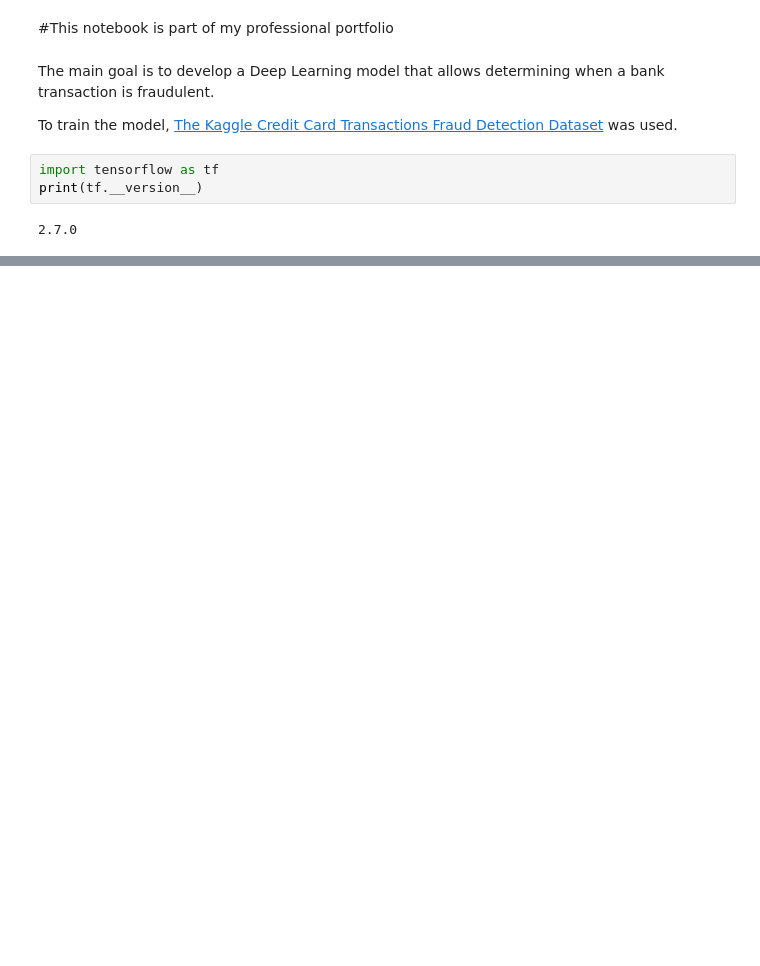
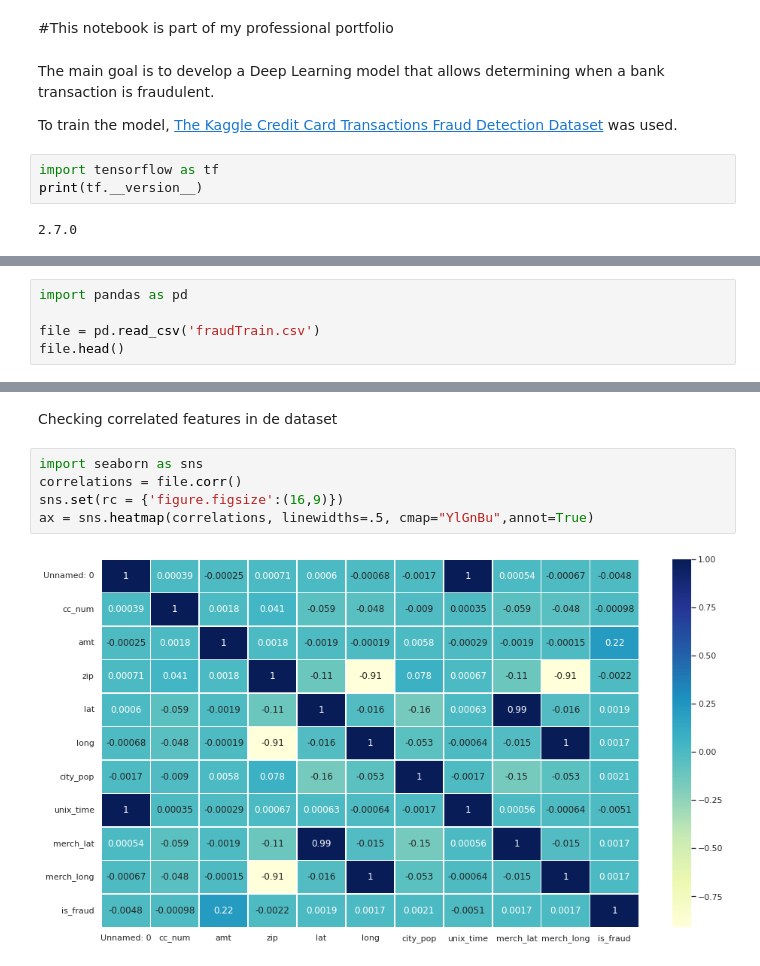
Before and after one commit to LuisAnibalVasquez/BankTransactionFraudDetector, a Jupyter notebook: FraudDetector.ipynb, the cells around one changed output, grey strips where cells are left out. Cells and saved outputs as stored; diff of their text form; blank space fills up the shorter version.

```diff
--- a/FraudDetector.ipynb
+++ b/FraudDetector.ipynb
@@ -25,0 +23,5 @@ print(tf.__version__)
+# %%
+import pandas as pd
+
+file = pd.read_csv('fraudTrain.csv')
+file.head()
@@ -25,0 +74,9 @@ print(tf.__version__)
+# %% [markdown]
+Checking correlated features in de dataset
+# %%
+import seaborn as sns
+correlations = file.corr()
+sns.set(rc = {'figure.figsize':(16,9)})
+ax = sns.heatmap(correlations, linewidths=.5, cmap="YlGnBu",annot=True)
+# %% [output]
+[figure, added]
```
Also changed, not shown: parts of 16 cells of this notebook.
